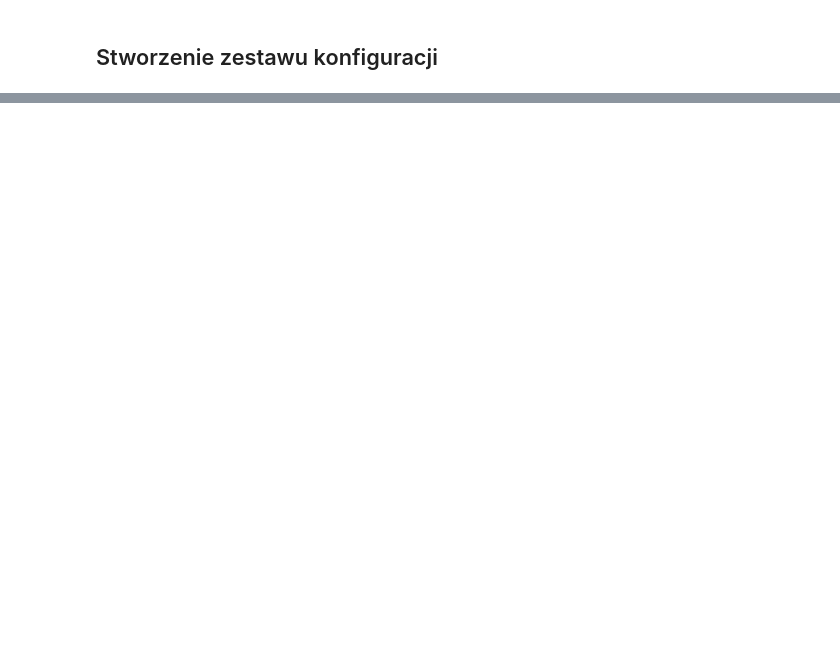
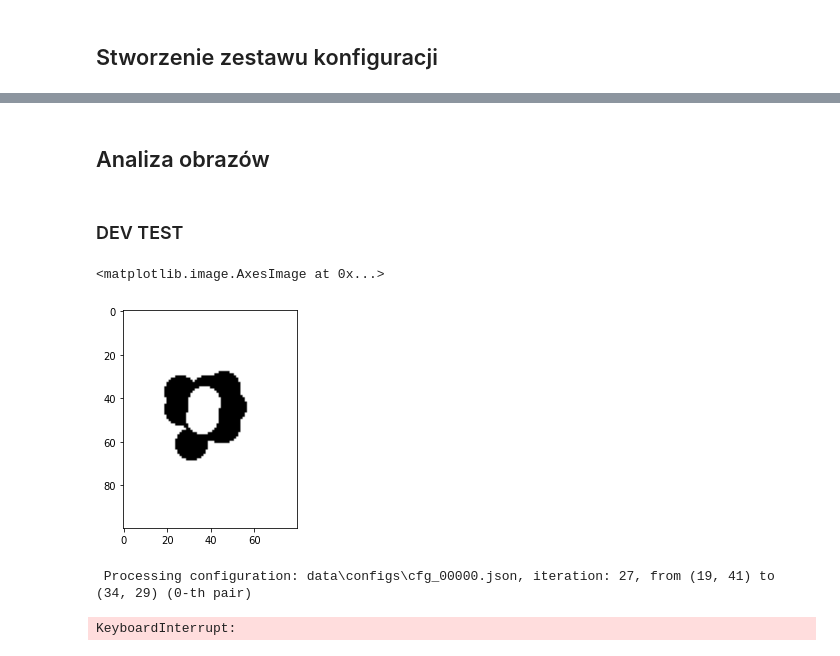
Before and after one commit to roaringdeer/intelligent-scissors, a Jupyter notebook: test_notepad.ipynb, the cells around one changed output, grey strips where cells are left out. Drawn from its saved outputs; the diff is of its cells as text; code cells hidden in the pictures; blank space fills up the shorter version.

```diff
--- a/test_notepad.ipynb
+++ b/test_notepad.ipynb
@@ -262,0 +220,2 @@ for k, v in times.items():
+# %% [markdown]
+## Analiza obrazów
@@ -262,0 +224,15 @@ for k, v in times.items():
+# %% [markdown]
+### DEV TEST
+# %%
+image = cv2.imread("./testimage3.png")
+path_reference = cv2.imread("testimage3_path_reference.png")
+selected_points = [(19, 41), (34, 29), (54, 50), (24,64), (19, 41)]
+plt.imshow(image)
+# %% [output]
+<matplotlib.image.AxesImage at 0x...>
+[figure, added]
+# %%
+image_with_path, path_image, parameters, min_score, min_configs, scores, times = run_algo(image, path_reference, selected_points, iterations, "dev")
+# %% [output]
+ Processing configuration: data\configs\cfg_00000.json, iteration: 27, from (19, 41) to (34, 29) (0-th pair)
+KeyboardInterrupt:
```
Also changed, not shown: parts of 167 cells of this notebook.
